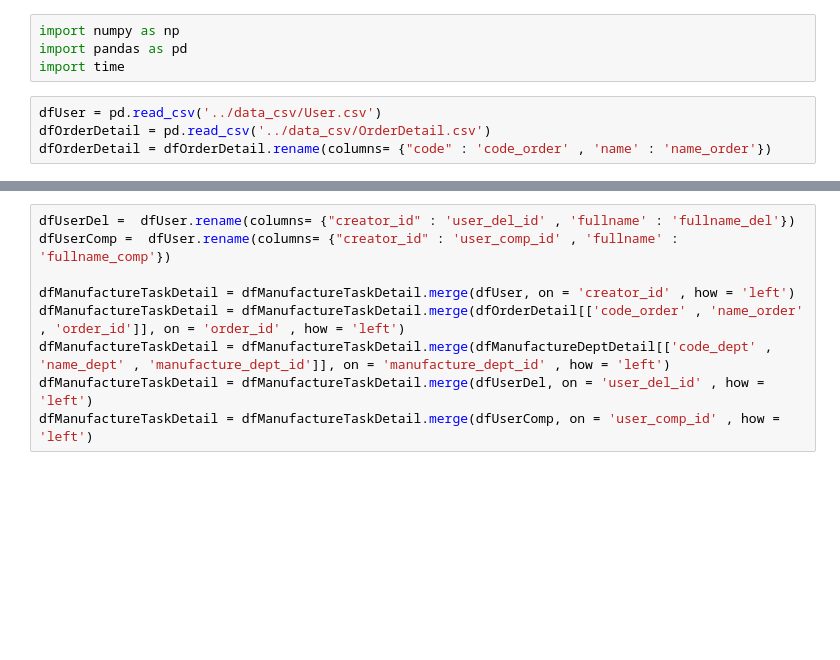
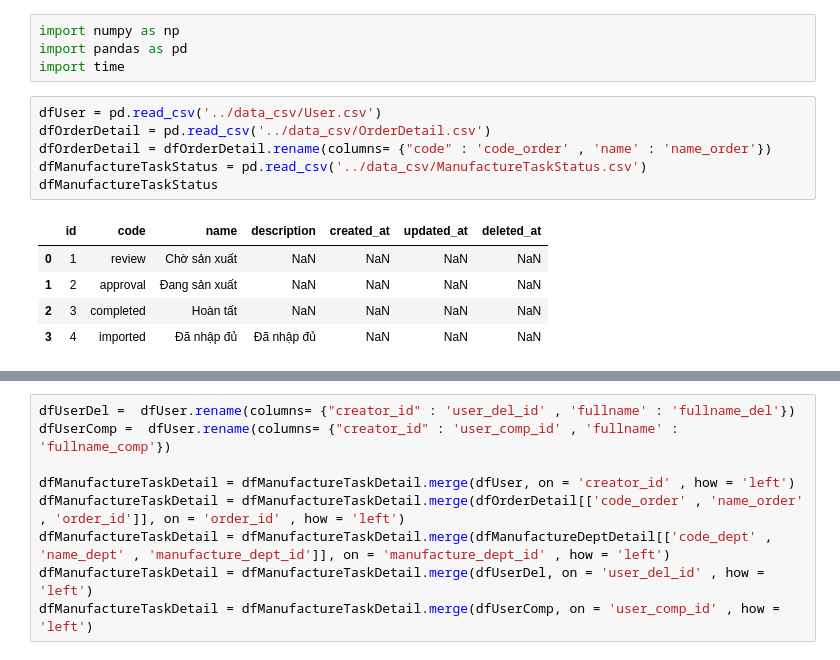
Before and after one commit to Thang1703hrsh/TMSDjango, a Jupyter notebook: temporary/get_manufacture_task.ipynb, the cells around one changed output, grey strips where cells are left out. Cells and saved outputs as stored; diff of their text form; blank space fills up the shorter version.

```diff
--- a/temporary/get_manufacture_task.ipynb
+++ b/temporary/get_manufacture_task.ipynb
@@ -5,7 +5,15 @@ import time
 # %%
 dfUser = pd.read_csv('../data_csv/User.csv')
 dfOrderDetail = pd.read_csv('../data_csv/OrderDetail.csv')
 dfOrderDetail = dfOrderDetail.rename(columns= {"code" : 'code_order' , 'name' : 'name_order'})
+dfManufactureTaskStatus = pd.read_csv('../data_csv/ManufactureTaskStatus.csv')
+dfManufactureTaskStatus
+# %% [output]
+|  | id | code | name | description | created_at | updated_at | deleted_at |
+| 0 | 1 | review | Chờ sản xuất | NaN | NaN | NaN | NaN |
+| 1 | 2 | approval | Đang sản xuất | NaN | NaN | NaN | NaN |
+| 2 | 3 | completed | Hoàn tất | NaN | NaN | NaN | NaN |
+| 3 | 4 | imported | Đã nhập đủ | Đã nhập đủ | NaN | NaN | NaN |
 # %%
 dfManufactureTask = pd.read_csv('../data_csv/ManufactureTask.csv')
 dfManufactureTaskStatus = pd.read_csv('../data_csv/ManufactureTaskStatus.csv')
```
Also changed, not shown: parts of 11 cells of this notebook, 24 other files.
